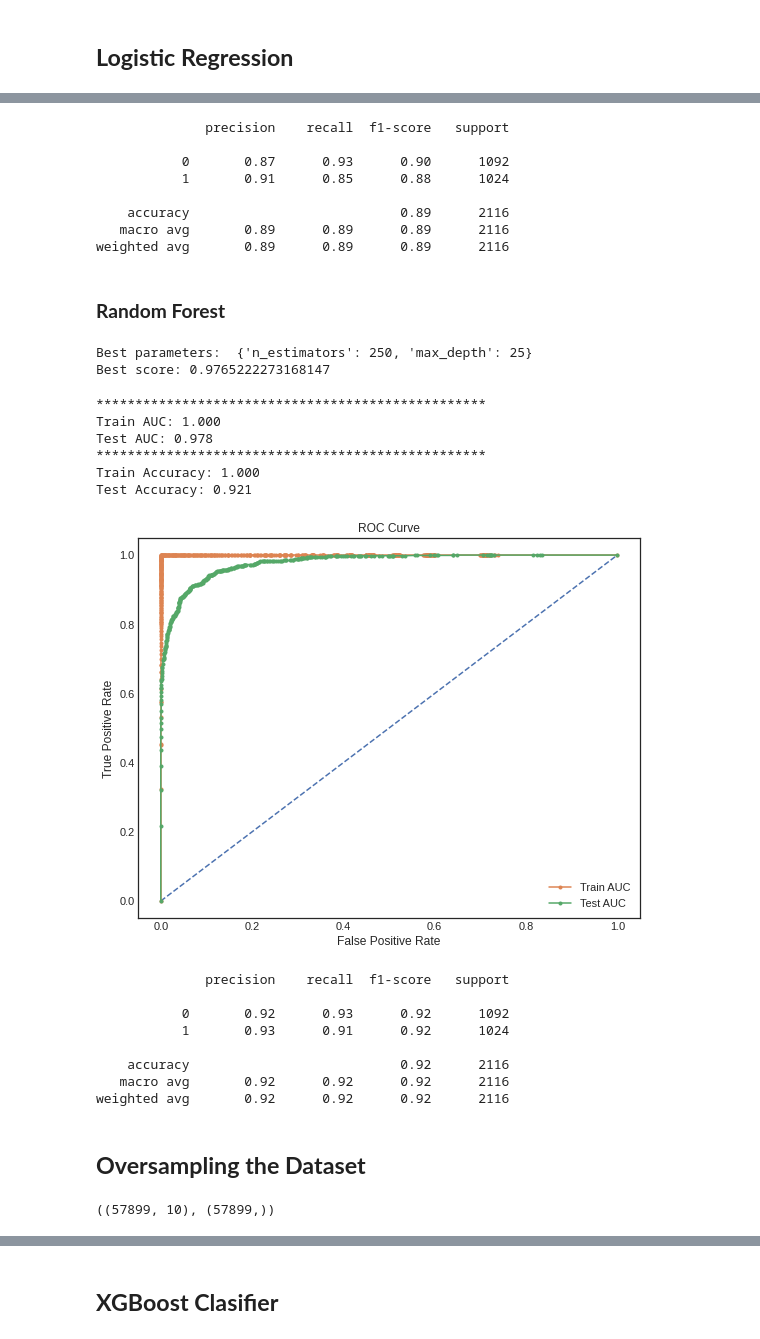
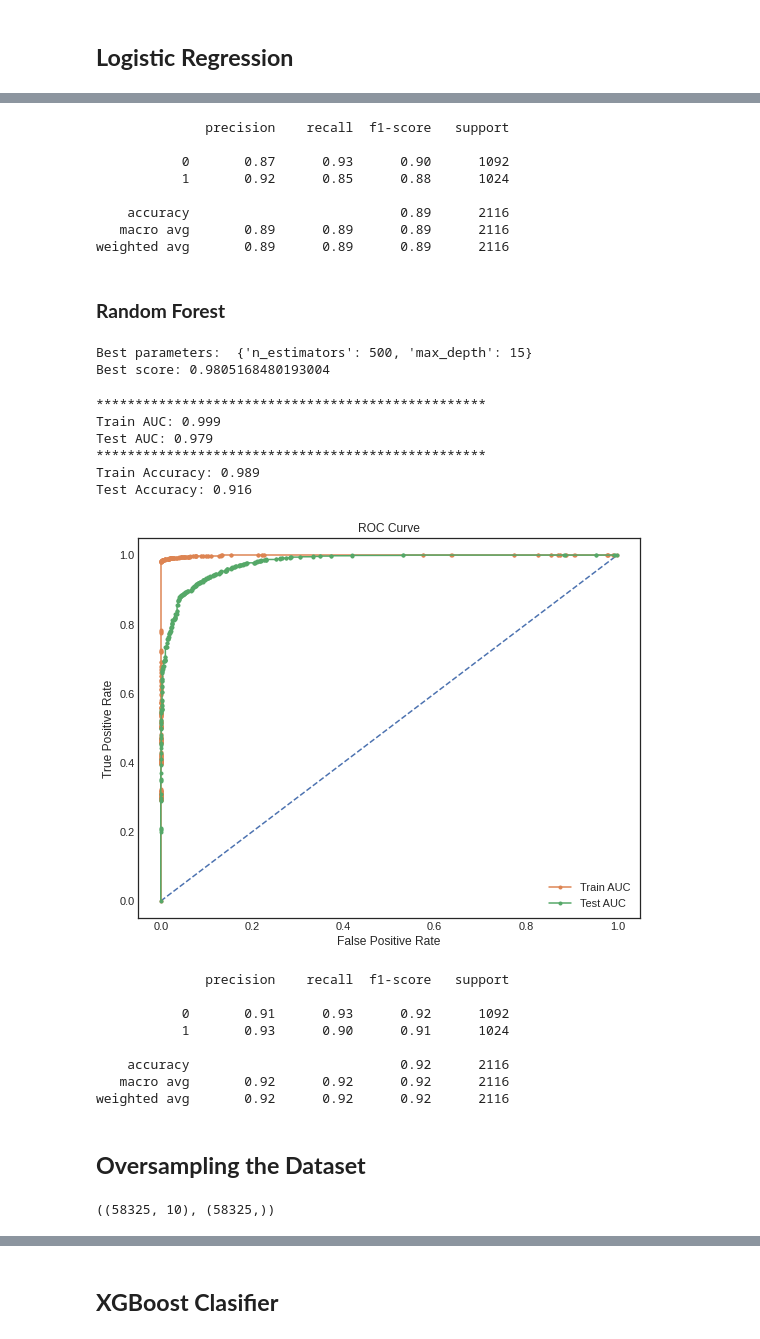
Before and after one commit to sagarrokad1/Bank-Marketing-Effectiveness-Prediction, a Jupyter notebook: Self_Notebook_of_Bank_Marketing_Effectiveness_Prediction_Capstone_Project.ipynb, the cells around one changed output, grey strips where cells are left out. Saved outputs shown, nothing was run; the diff lists cells and outputs as text; code cells hidden in the pictures.

```diff
--- a/Self_Notebook_of_Bank_Marketing_Effectiveness_Prediction_Capstone_Project.ipynb
+++ b/Self_Notebook_of_Bank_Marketing_Effectiveness_Prediction_Capstone_Project.ipynb
@@ -277,7 +277,3 @@ plt.show()
 __Observation:__
 * For most of the variables our pair plot is overlapping a lot.
 * Pair plots of age-campaign and day-campaign are much efficient in distinguishing between different classes with very few overlapes.
-# %%
-sns.set(rc={'figure.figsize':(20,6)})
-sns.FacetGrid(df, hue='y', size=5).map(sns.distplot, 'pdays').add_legend()
-plt.title('PDF of pdays for target variable y')
@@ -426,0 +424,7 @@ __Observation:__
+# %%
+# converting call duration from seconds to minute
+plt.figure(figsize=(8,6))
+data['duration'] = data['duration']/60
+sns.boxplot(y=data['duration'], x=data['y'])
+plt.title('Box plot of duration vs y(target variable)')
+plt.xlabel('y:target variable')
@@ -528,7 +577,7 @@ score = {}
 # %%
 from sklearn.metrics import log_loss
 
-model = LogisticRegression(C=3, class_weight='balanced', n_jobs=-1)
+model = LogisticRegression(C=1, class_weight='balanced', n_jobs=-1)
 model.fit(x_train, y_train)
 y_probs_train = model.predict_proba(x_train)
 y_probs_test = model.predict_proba(x_test)
@@ -665,7 +727,7 @@ Best score: 0.9530932552629725
 # %%
 from sklearn.metrics import log_loss
 
-model = LogisticRegression(C=5, n_jobs=-1)
+model = LogisticRegression(C=3, n_jobs=-1)
 model.fit(x_train, y_train)
 y_probs_train = model.predict_proba(x_train)
 y_probs_test = model.predict_proba(x_test)
@@ -689,7 +751,7 @@ print('*'*50)
 print('Train Accuracy: %.3f' % train_acc)
 print('Test Accuracy: %.3f' % test_acc)
 
-score['Logistic Regression'] = [test_auc, test_acc]
+score['Logistic Regression (Under sampling)'] = [test_auc, test_acc]
 
 # calculate roc curve
 train_fpr, train_tpr, train_thresholds = roc_curve(y_train, y_probs_train)
@@ -717,7 +779,7 @@ print(classification_report(y_test,y_predicted_test))
               precision    recall  f1-score   support
 
            0       0.87      0.93      0.90      1092
-           1       0.91      0.85      0.88      1024
+           1       0.92      0.85      0.88      1024
 
     accuracy                           0.89      2116
    macro avg       0.89      0.89      0.89      2116
@@ -732,10 +794,10 @@ clf.fit(x_train, y_train)
 print('Best parameters:  {}'.format(clf.best_params_))
 print('Best score: {}'.format(clf.best_score_))
 # %% [output]
-Best parameters:  {'n_estimators': 250, 'max_depth': 25}
-Best score: 0.9765222273168147
+Best parameters:  {'n_estimators': 500, 'max_depth': 15}
+Best score: 0.9805168480193004
 # %%
-model = RandomForestClassifier(n_estimators=250, max_depth=25, n_jobs=-1)
+model = RandomForestClassifier(n_estimators=500, max_depth=15, n_jobs=-1)
 model.fit(x_train, y_train)
 y_probs_train = model.predict_proba(x_train)
 y_probs_test = model.predict_proba(x_test)
@@ -748,46 +810,46 @@ y_probs_test = y_probs_test[:, 1]
 
 # calculate AUC and Accuracy
 plt.figure(figsize=(9,7))
 train_auc = roc_auc_score(y_train, y_probs_train)
 test_auc = roc_auc_score(y_test, y_probs_test)
 train_acc = accuracy_score(y_train, y_predicted_train)
 test_acc = accuracy_score(y_test, y_predicted_test)
 print('*'*50)
 print('Train AUC: %.3f' % train_auc)
 print('Test AUC: %.3f' % test_auc)
 print('*'*50)
 print('Train Accuracy: %.3f' % train_acc)
 print('Test Accuracy: %.3f' % test_acc)
 
-score['Random Forest'] = [test_auc, test_acc]
+score['Random Forest (Under sampling)'] = [test_auc, test_acc]
 
 # calculate roc curve
 train_fpr, train_tpr, train_thresholds = roc_curve(y_train, y_probs_train)
 test_fpr, test_tpr, test_thresholds = roc_curve(y_test, y_probs_test)
 plt.plot([0, 1], [0, 1], linestyle='--')
 # plot the roc curve for the model
 plt.plot(train_fpr, train_tpr, marker='.', label='Train AUC')
 plt.plot(test_fpr, test_tpr, marker='.', label='Test AUC')
 plt.legend()
 plt.xlabel("False Positive Rate")
 plt.ylabel("True Positive Rate")
 plt.title("ROC Curve")
 plt.show()
 # %% [output]
 **************************************************
-Train AUC: 1.000
-Test AUC: 0.978
+Train AUC: 0.999
+Test AUC: 0.979
 **************************************************
-Train Accuracy: 1.000
-Test Accuracy: 0.921
+Train Accuracy: 0.989
+Test Accuracy: 0.916
-[figure, old version]
+[figure, new version]
 # %%
 print(classification_report(y_test,y_predicted_test))
 # %% [output]
               precision    recall  f1-score   support
 
-           0       0.92      0.93      0.92      1092
-           1       0.93      0.91      0.92      1024
+           0       0.91      0.93      0.92      1092
+           1       0.93      0.90      0.91      1024
 
     accuracy                           0.92      2116
    macro avg       0.92      0.92      0.92      2116
@@ -800,7 +862,7 @@ X_train_res1, y_train_res1 = os_us.fit_sample(X, y)
 # %%
 X_train_res1.shape,y_train_res1.shape
 # %% [output]
-((57899, 10), (57899,))
+((58325, 10), (58325,))
 # %%
 print('Original dataset shape {}'.format(Counter(y)))
 print('Resampled dataset shape {}'.format(Counter(y_train_res1)))
```
Also changed, not shown: parts of 67 cells of this notebook.
